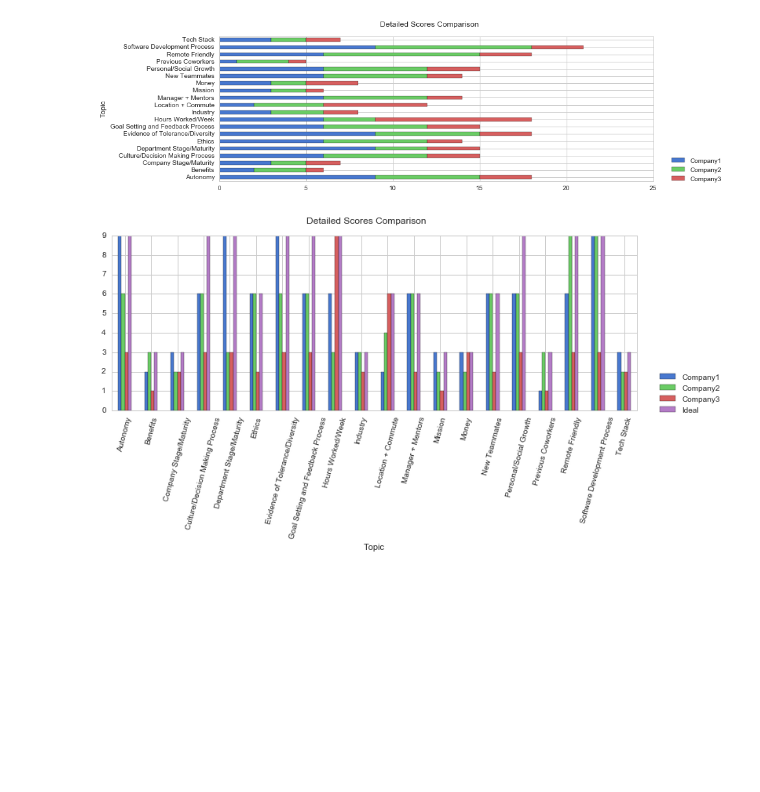
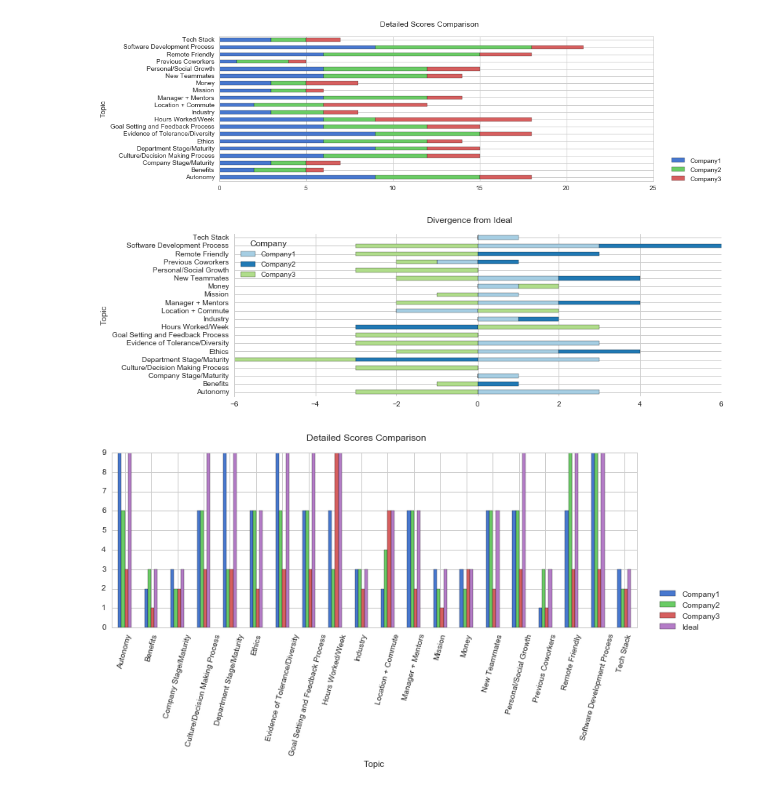
Before and after one commit to martinwalsh/candidate_considerations, a Jupyter notebook: Candidate Considerations Survey Visualization.ipynb, the cells around one changed output. Drawn from its saved outputs; the diff is of its cells as text; code cells hidden in the pictures; blank space fills up the shorter version.

Commit message:
add diverging stacked barchart

```diff
--- a/Candidate Considerations Survey Visualization.ipynb
+++ b/Candidate Considerations Survey Visualization.ipynb
@@ -78,7 +78,6 @@ _ = pylab.legend(loc=9, bbox_to_anchor=(1.05, 0.30))
 # %%
-sns.violinplot(x='Company', y='Score', data=df, inner='quart')
+ax = sns.violinplot(x='Company', y='Score', data=df, inner='quart')
 pylab.gcf().suptitle('Score Comparison (with distribution)')
-pylab.legend(loc=9, bbox_to_anchor=(1.06, 0.30))
 sns.despine(left=True, bottom=True)
 # %% [output]
 [figure]
@@ -160,6 +159,15 @@ pylab.gcf().suptitle('Detailed Scores Comparison')
 _ = pylab.legend(loc=9, bbox_to_anchor=(1.1, 0.20))
 # %% [output]
 [figure]
+# %%
+diverged = df.pivot('Topic', 'Company')['Score']
+for idx, company in enumerate(diverged.drop('Ideal', axis=1)):
+    diverged[company] -= (diverged['Ideal'] / 3.0) * 2.0
+diverged.drop('Ideal', axis=1).plot(kind='barh', stacked=True, color=sns.color_palette('Paired'))
+sns.despine(bottom=True)
+_ = pylab.gcf().suptitle('Divergence from Ideal')
+# %% [output]
+[figure, added]
 # %%
 df.pivot('Topic', 'Company')['Score'].plot(kind='bar')
 pylab.gcf().suptitle('Detailed Scores Comparison')
```
Also changed, not shown: parts of 2 cells of this notebook, 1 other file.
